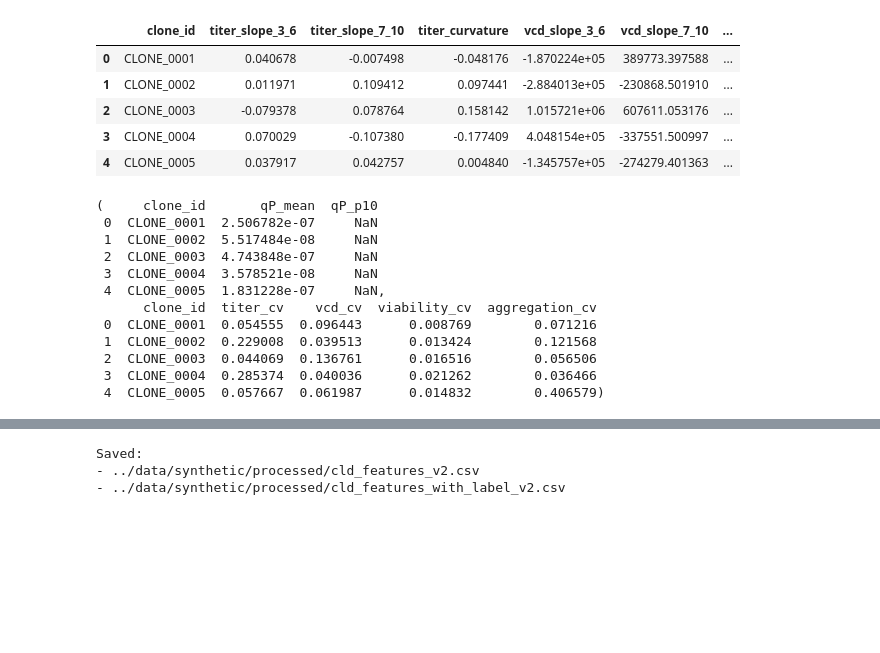
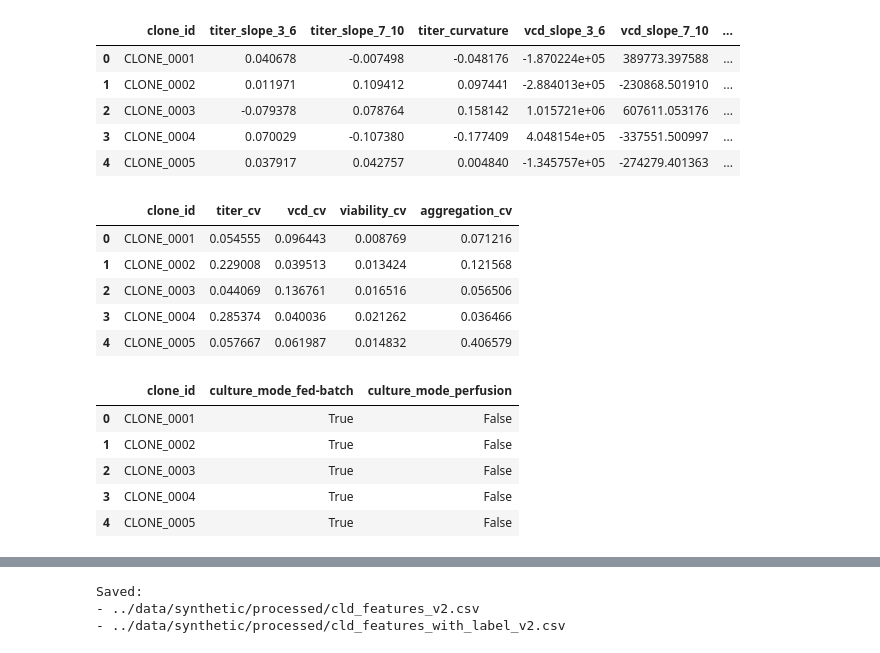
Before and after one commit to Sanghee-L/CLD_ML_PIPELINE, a Jupyter notebook: notebooks/02_d_feature_engineering_v2.ipynb, the cells around one changed output, grey strips where cells are left out. Saved outputs shown, nothing was run; the diff lists cells and outputs as text; code cells hidden in the pictures; blank space fills up the shorter version.

```diff
--- a/notebooks/02_d_feature_engineering_v2.ipynb
+++ b/notebooks/02_d_feature_engineering_v2.ipynb
@@ -171,27 +171,62 @@ eps = 1e-9
 
 qp = summary[["clone_id"]].copy()
 qp["qP_mean"] = summary["titer_mean"] / (summary["vcd_mean"] + eps)
-qp["qP_p10"]  = last_df[f"titer_p{EARLY_END}"] / (last_df[f"vcd_p{EARLY_END}"] + eps)
 
-# CV features: std/mean
-cv = summary[["clone_id"]].copy()
-for m in metrics:
-    cv[f"{m}_cv"] = summary[f"{m}_std"] / (summary[f"{m}_mean"] + eps)
+# merge last values for p10
+last_for_qp = last_df[["clone_id", f"titer_p{EARLY_END}", f"vcd_p{EARLY_END}"]].copy()
+qp = qp.merge(last_for_qp, on="clone_id", how="left")
 
-qp.head(), cv.head()
+qp["qP_p10"] = qp[f"titer_p{EARLY_END}"] / (qp[f"vcd_p{EARLY_END}"] + eps)
+
+# optional: drop the temporary columns
+qp = qp.drop(columns=[f"titer_p{EARLY_END}", f"vcd_p{EARLY_END}"])
-# %% [output]
-(     clone_id       qP_mean  qP_p10
- 0  CLONE_0001  2.506782e-07     NaN
- 1  CLONE_0002  5.517484e-08     NaN
- 2  CLONE_0003  4.743848e-07     NaN
- 3  CLONE_0004  3.578521e-08     NaN
- 4  CLONE_0005  1.831228e-07     NaN,
-      clone_id  titer_cv    vcd_cv  viability_cv  aggregation_cv
- 0  CLONE_0001  0.054555  0.096443      0.008769        0.071216
- 1  CLONE_0002  0.229008  0.039513      0.013424        0.121568
- 2  CLONE_0003  0.044069  0.136761      0.016516        0.056506
- 3  CLONE_0004  0.285374  0.040036      0.021262        0.036466
- 4  CLONE_0005  0.057667  0.061987      0.014832        0.406579)
+# %%
+# CV features (Coefficient of Variation): std / mean
+# This captures "noisiness" relative to the signal level.
+
+eps = 1e-9
+
+cv = summary[["clone_id"]].copy()
+for m in metrics:
+    cv[f"{m}_cv"] = summary[f"{m}_std"] / (summary[f"{m}_mean"] + eps)
+
+cv.head()
+# %% [output]
+|  | clone_id | titer_cv | vcd_cv | viability_cv | aggregation_cv |
+| 0 | CLONE_0001 | 0.054555 | 0.096443 | 0.008769 | 0.071216 |
+| 1 | CLONE_0002 | 0.229008 | 0.039513 | 0.013424 | 0.121568 |
+| 2 | CLONE_0003 | 0.044069 | 0.136761 | 0.016516 | 0.056506 |
+| 3 | CLONE_0004 | 0.285374 | 0.040036 | 0.021262 | 0.036466 |
+| 4 | CLONE_0005 | 0.057667 | 0.061987 | 0.014832 | 0.406579 |
+# %%
+# We want one culture_mode per clone.
+# process_condition is per passage_id, so we join with passage to get clone_id.
+
+mode_df = pd.read_sql_query("""
+SELECT p.clone_id, pc.culture_mode
+FROM process_condition pc
+JOIN passage p ON p.passage_id = pc.passage_id
+""", conn)
+
+# If culture_mode varies across passages (rare in our simulator), take the most frequent mode per clone
+mode_major = (
+    mode_df.groupby(["clone_id", "culture_mode"]).size().reset_index(name="n")
+    .sort_values(["clone_id", "n"], ascending=[True, False])
+    .drop_duplicates("clone_id")[["clone_id", "culture_mode"]]
+)
+
+# One-hot encode (fed-batch/perfusion)
+mode_ohe = pd.get_dummies(mode_major["culture_mode"], prefix="culture_mode")
+mode_features = pd.concat([mode_major[["clone_id"]], mode_ohe], axis=1)
+
+mode_features.head()
+# %% [output]
+|  | clone_id | culture_mode_fed-batch | culture_mode_perfusion |
+| 0 | CLONE_0001 | True | False |
+| 1 | CLONE_0002 | True | False |
+| 2 | CLONE_0003 | True | False |
+| 3 | CLONE_0004 | True | False |
+| 4 | CLONE_0005 | True | False |
 # %%
 X_v2 = summary.merge(slopes, on="clone_id", how="left") \
               .merge(last_df, on="clone_id", how="left") \
```
Also changed, not shown: parts of 5 cells of this notebook, 6 other files.
